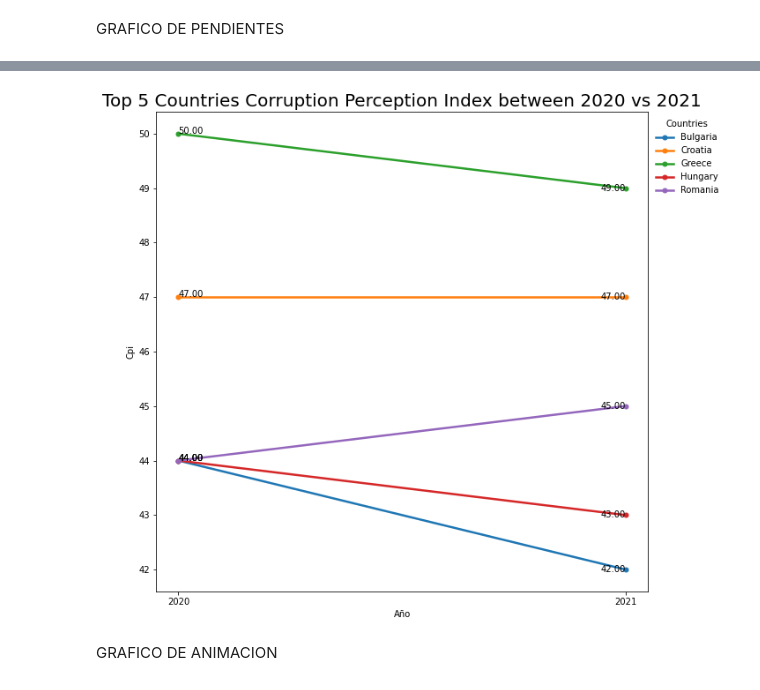
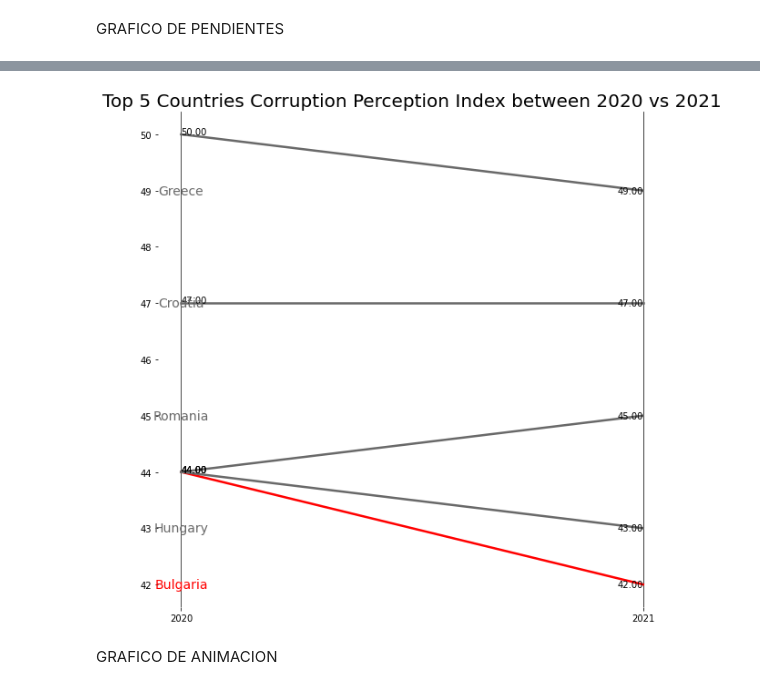
Before and after one commit to fduartej/data_visualization_python, a Jupyter notebook: notebook/CorrupcionPercepcionIndex.ipynb, the cells around one changed output, grey strips where cells are left out. Saved outputs shown, nothing was run; the diff lists cells and outputs as text; code cells hidden in the pictures.

```diff
--- a/notebook/CorrupcionPercepcionIndex.ipynb
+++ b/notebook/CorrupcionPercepcionIndex.ipynb
@@ -176,7 +161,7 @@ cpi = pd.read_csv('cpi.csv',delimiter=";")
 
 
 #https://github.com/melanieshi0120/COVID-19_global_time_series_panel_data/blob/master/data/countries_latitude_longitude.csv
-countrycode = pd.read_csv('countries_latitude_longitude.csv',delimiter=",")
+countrycode = pd.read_csv('countries_latitude_longitude.csv',delimiter=";")
 # %%
 cpi['alpha3']=alpha3code(cpi.Country)
 cpi.head()
@@ -317,13 +326,21 @@ mapa
 # %%
+#
+from matplotlib.colors import LinearSegmentedColormap
+
+#colors = [(1, 0, 0),(0, 0, 0)] # first color is black, last is red
+colors = ["red","dimgray","dimgray","dimgray","dimgray"]
+cm = LinearSegmentedColormap.from_list(
+        "Custom", colors, N=20)
+
 # plot cpi europa 2015
 ax = mapa.plot(column='2021', scheme="quantiles",
            figsize=(25, 15),alpha=0.5, edgecolor='k',
-           cmap='RdYlGn',legend=True)
-
+           cmap=cm,legend=True)
+#RdYlGn
 
 plt.title('UE Countries - Corruption Perception Index 2021',fontsize=25)
 # add countries names and numbers
-for i in range(0,22):
+for i in range(0,25):
     plt.text(float(mapa.longitude[i]),
              float(mapa.latitude[i]),
              "{}\ncpi: {}".format(mapa.Country[i],mapa['2021'][i]),
@@ -331,7 +348,7 @@ for i in range(0,22):
 
 leg = ax.get_legend()
 leg.set_bbox_to_anchor((1.2,1))
-leg.set_title("In ascending order")
+leg.set_title("CPI Range")
 plt.show()
 # https://en.wikipedia.org/wiki/Corruption_Perceptions_Index
 # %% [output]
@@ -366,30 +383,36 @@ newCpiUEFilter
 # %%
-fig, ax = plt.subplots(1, figsize=(10,10))
+colors = ['red', 'dimgray', 'dimgray', 'dimgray', 'dimgray']
 
 countries = newCpiUEFilter.Country.unique()
-colors = ['#769465', '#69BDE0', '#E06D5E', '#2F7694', '#94E069']
 
+fig, ax = plt.subplots(1, figsize=(10,10),facecolor='w')
+ax.set_facecolor('w')
 
 for i, v in enumerate(countries):
     temp = newCpiUEFilter[newCpiUEFilter['Country'] == v]
-    plt.plot(temp.Annio, temp.Cpi, lw=2.5,marker='o', markersize=5)
+    plt.plot(temp.Annio, temp.Cpi, color=colors[i], lw=2.5, markersize=5)
     plt.text(temp.Annio.values[0], temp.Cpi.values[0], '{:,.2f}'.format(temp.Cpi.values[0]))
     plt.text(temp.Annio.values[1], temp.Cpi.values[1], '{:,.2f}'.format(temp.Cpi.values[1]), va='center', ha='right')
+    plt.text(temp.Annio.values[0],
+             temp.Cpi.values[1] ,
+             v, color=colors[i],
+             va='center', ha='center', fontsize=14)
+# grid
+ax.xaxis.grid(color='black', linestyle='solid', which='both', alpha=0.9)
+
+# remove spines
+ax.spines['right'].set_visible(False)
+ax.spines['left'].set_visible(False)
+ax.spines['bottom'].set_visible(False)
+ax.spines['top'].set_visible(False)
+
+plt.title('Top 5 Countries Corruption Perception Index between 2020 vs 2021',fontsize=20)
 
 
 
-plt.title('Top 5 Countries Corruption Perception Index between 2020 vs 2021',fontsize=20)
-plt.xlabel("Año")
-plt.ylabel("Cpi")
-
-leg = plt.legend(countries, loc='upper left', frameon=False)
-
-leg.set_bbox_to_anchor((1,1))
-leg.set_title("Countries")
-
 plt.show()
 # %% [output]
-[figure, old version]
+[figure, new version]
 # %% [markdown]
 GRAFICO DE ANIMACION
 # %%
```
Also changed, not shown: parts of 18 cells of this notebook.
